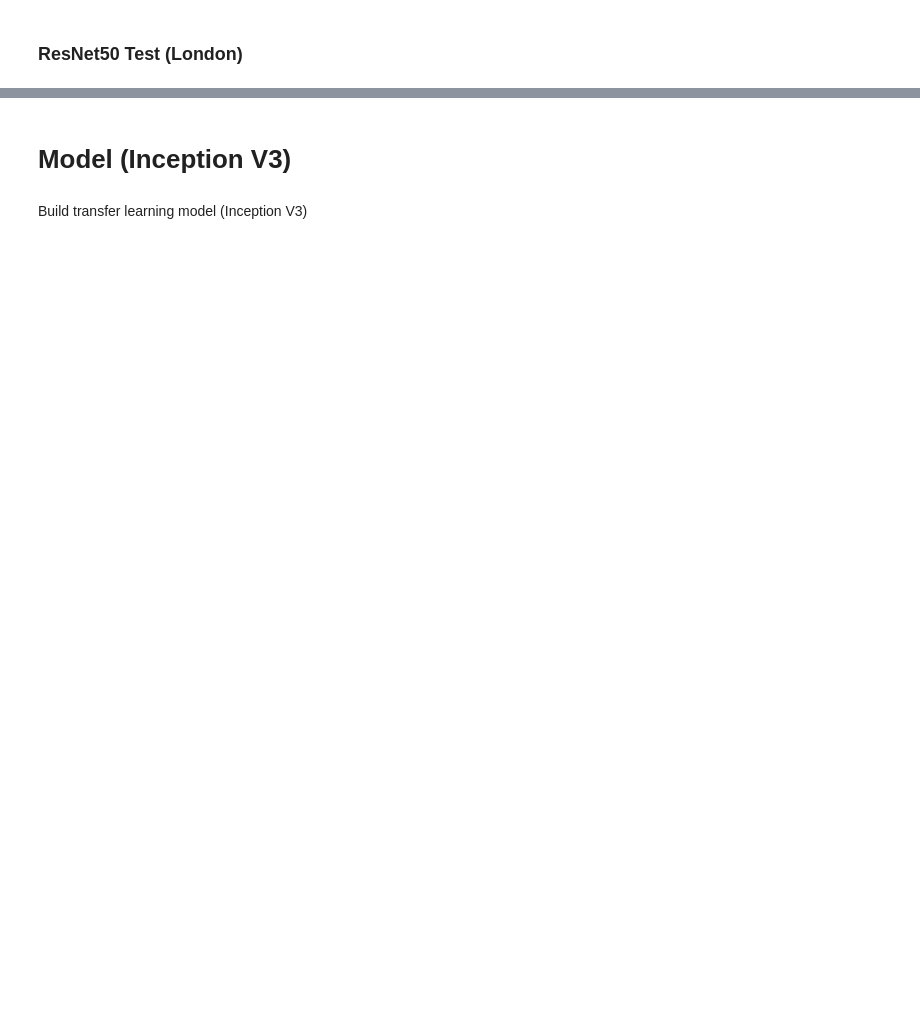
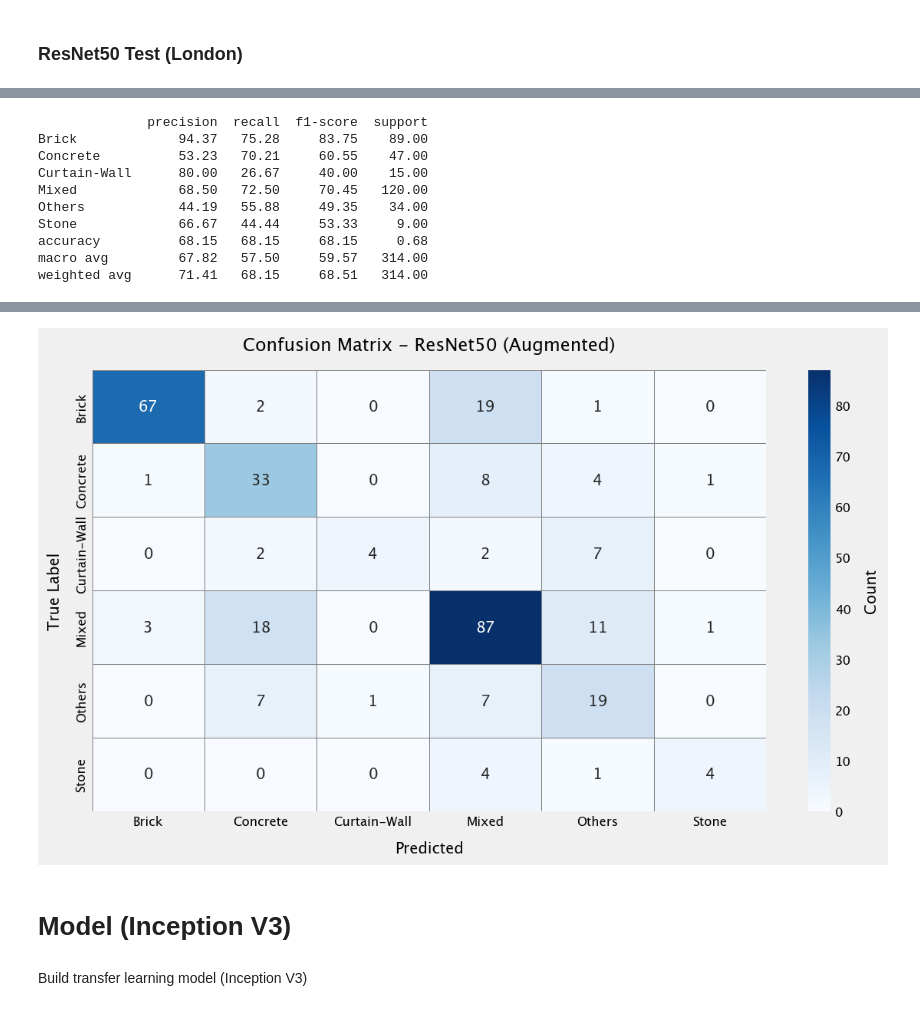
Before and after one commit to meltemsahinozkoc/deep-learning-facade-classification, a Jupyter notebook: final_project/augmented/final_project_augmented.ipynb, the cells around one changed output, grey strips where cells are left out. Drawn from its saved outputs; the diff is of its cells as text; code cells hidden in the pictures; blank space fills up the shorter version.

```diff
--- a/final_project/augmented/final_project_augmented.ipynb
+++ b/final_project/augmented/final_project_augmented.ipynb
@@ -275,0 +262,42 @@ weighted avg       0.65      0.66      0.64       314
+# %%
+y_true = []
+y_pred_probs = []
+
+for x_batch, y_batch in test_ds_res:
+    preds = model_res.predict(x_batch, verbose=0)
+    y_pred_probs.append(preds)
+    y_true.append(y_batch.numpy())
+
+y_true = np.concatenate(y_true)
+y_pred_probs = np.concatenate(y_pred_probs)
+y_true_labels = np.argmax(y_true, axis=1)
+y_pred_labels = np.argmax(y_pred_probs, axis=1)
+
+# classification report
+report = classification_report(y_true_labels, y_pred_labels, target_names=class_names, output_dict=True)
+report_df = pd.DataFrame(report).T
+report_df[['precision', 'recall', 'f1-score']] *= 100
+print(report_df[['precision', 'recall', 'f1-score', 'support']].round(2).to_string())
+
+# confusion matrix
+cm = confusion_matrix(y_true_labels, y_pred_labels)
+plt.figure(figsize=(10, 6))
+sns.heatmap(cm, annot=True, fmt='d', cmap='Blues',
+            xticklabels=class_names, yticklabels=class_names,
+            cbar_kws={'label': 'Count'}, linewidths=0.5, linecolor='gray')
+plt.title("Confusion Matrix - ResNet50 (Augmented)")
+plt.xlabel("Predicted")
+plt.ylabel("True Label")
+plt.tight_layout()
+plt.show()
+# %% [output]
+              precision  recall  f1-score  support
+Brick             94.37   75.28     83.75    89.00
+Concrete          53.23   70.21     60.55    47.00
+Curtain-Wall      80.00   26.67     40.00    15.00
+Mixed             68.50   72.50     70.45   120.00
+Others            44.19   55.88     49.35    34.00
+Stone             66.67   44.44     53.33     9.00
+accuracy          68.15   68.15     68.15     0.68
+macro avg         67.82   57.50     59.57   314.00
+weighted avg      71.41   68.15     68.51   314.00
@@ -276,3 +305,4 @@ weighted avg       0.65      0.66      0.64       314
+[figure, added]
 # %% [markdown]
 # Model (Inception V3)
 # %% [markdown]
```
Also changed, not shown: parts of 24 cells of this notebook, 11 other files.
